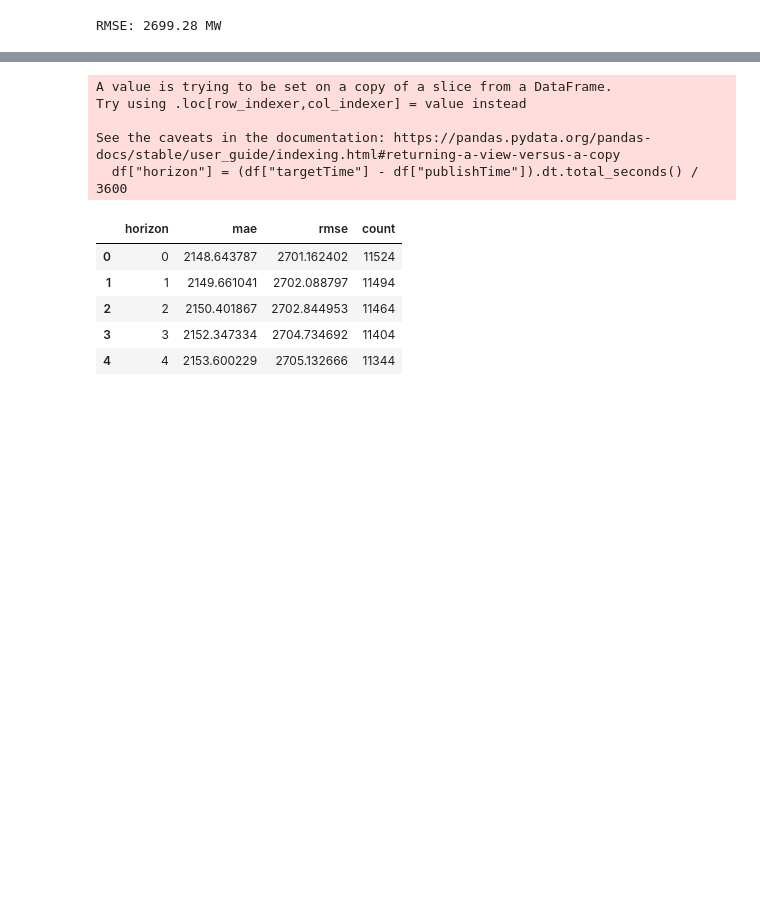
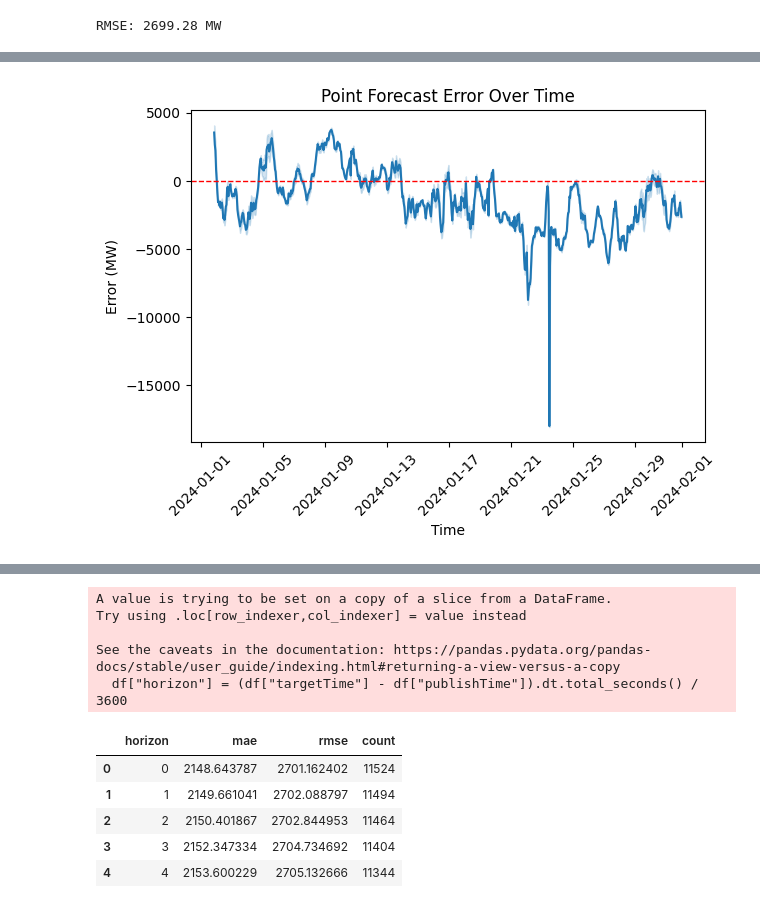
Before and after one commit to Arup3201/reint, a Jupyter notebook: forecast_analysis.ipynb, the cells around one changed output, grey strips where cells are left out. Drawn from its saved outputs; the diff is of its cells as text; code cells hidden in the pictures; blank space fills up the shorter version.

Commit message:
update: insights from graph and additional analysis

```diff
--- a/forecast_analysis.ipynb
+++ b/forecast_analysis.ipynb
@@ -94,3 +96,3 @@ Basic forecast error = actual - forecast
 # %%
-basic_errors = df["actual"] - df["forecast"]
+errors = df["actual"] - df["forecast"]
 # %%
@@ -120,0 +194,11 @@ Forecast Horizon
+# %%
+sns.lineplot(x=df["targetTime"], y=errors)
+plt.axhline(y=0, color="red", linestyle="--", linewidth=1)
+plt.xlabel("Time")
+plt.ylabel("Error (MW)")
+plt.title("Point Forecast Error Over Time")
+plt.xticks(rotation=45)
+plt.tight_layout()
+plt.show()
+# %% [output]
+[figure, added]
```
Also changed, not shown: parts of 30 cells of this notebook.
